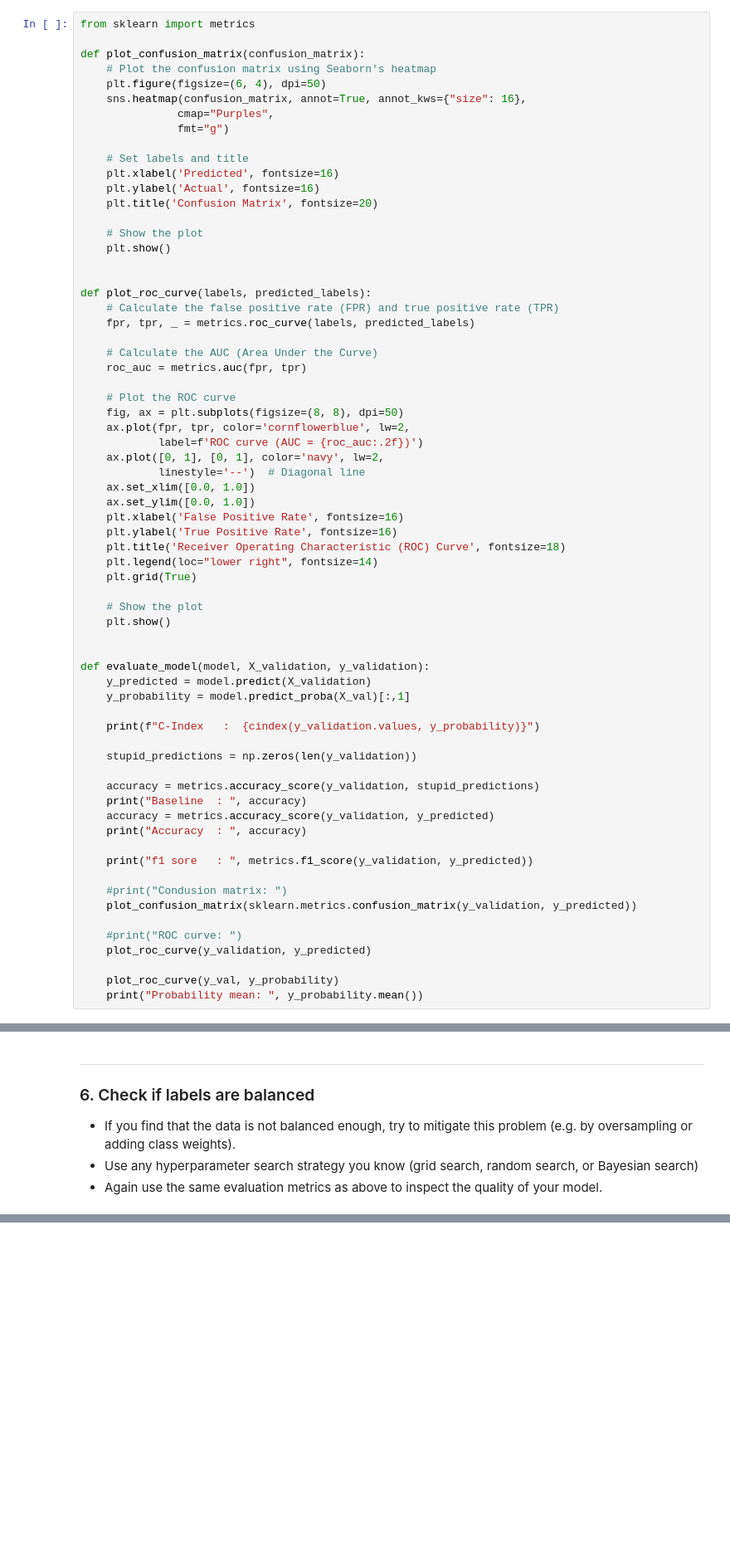
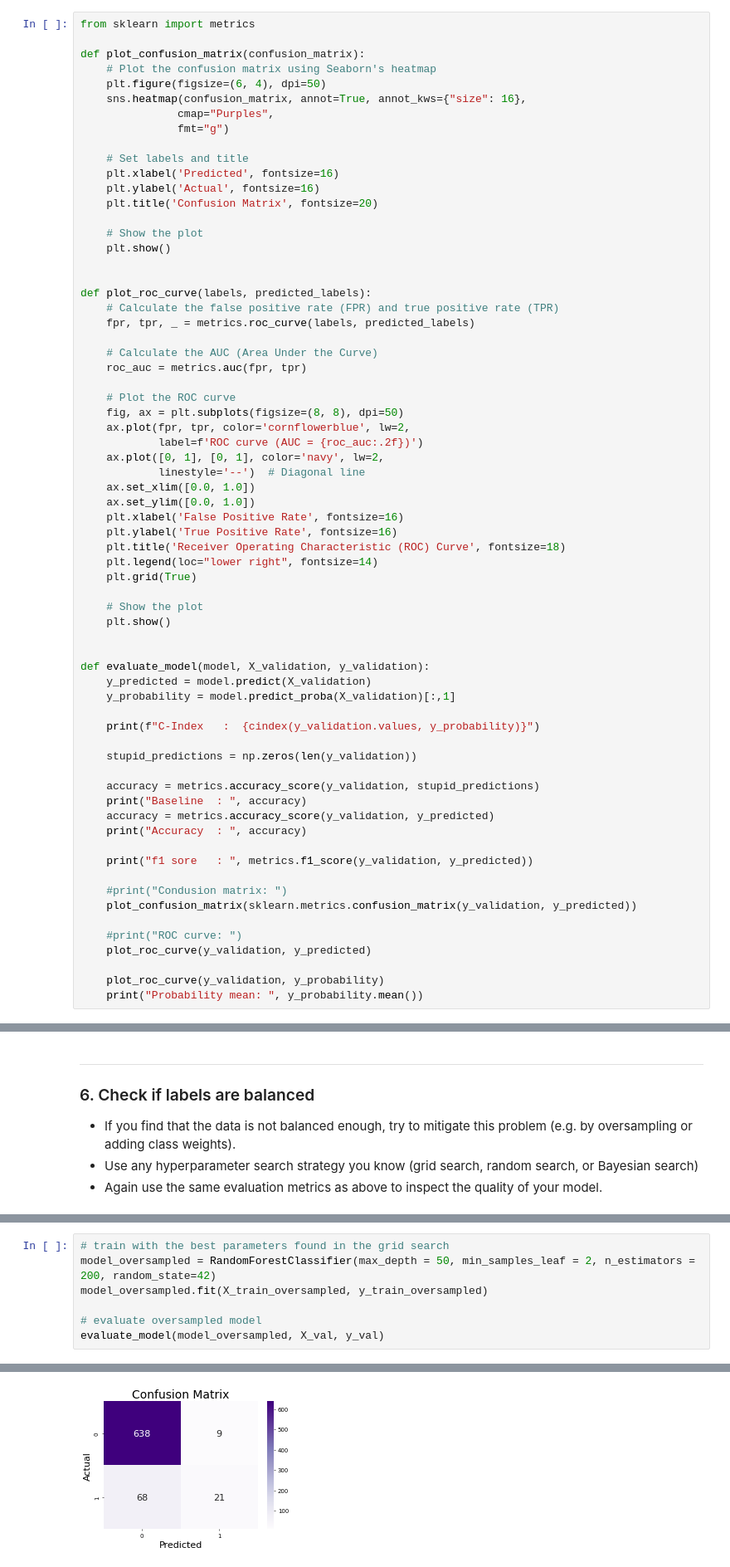
Before and after one commit to Knerten0815/ai_for_smart_health, a Jupyter notebook: Portfolio/ai_smart_health_portfolio_01_diabetes_prediction_template.ipynb, the cells around one changed output, grey strips where cells are left out. Shown at 83% size. Drawn from its saved outputs; the diff is of its cells as text; blank space fills up the shorter version.

```diff
--- a/Portfolio/ai_smart_health_portfolio_01_diabetes_prediction_template.ipynb
+++ b/Portfolio/ai_smart_health_portfolio_01_diabetes_prediction_template.ipynb
@@ -363,7 +363,7 @@ def plot_roc_curve(labels, predicted_labels):
 
 def evaluate_model(model, X_validation, y_validation):
     y_predicted = model.predict(X_validation)
-    y_probability = model.predict_proba(X_val)[:,1]
+    y_probability = model.predict_proba(X_validation)[:,1]
 
     print(f"C-Index   :  {cindex(y_validation.values, y_probability)}")
 
@@ -382,7 +382,7 @@ def evaluate_model(model, X_validation, y_validation):
     #print("ROC curve: ")
     plot_roc_curve(y_validation, y_predicted)
 
-    plot_roc_curve(y_val, y_probability)
+    plot_roc_curve(y_validation, y_probability)
     print("Probability mean: ", y_probability.mean())
 # %% [markdown]
 ##### Evaluation
@@ -419,0 +506,8 @@ Probability mean:  0.11266842407109834
+# %%
+# train with the best parameters found in the grid search
+model_oversampled = RandomForestClassifier(max_depth = 50, min_samples_leaf = 2, n_estimators = 200, random_state=42)
+model_oversampled.fit(X_train_oversampled, y_train_oversampled)
+
+# evaluate oversampled model
+evaluate_model(model_oversampled, X_val, y_val)
+# %% [output]
@@ -419,0 +518 @@ Probability mean:  0.11266842407109834
+[figure, added]
```
Also changed, not shown: parts of 21 cells of this notebook.
